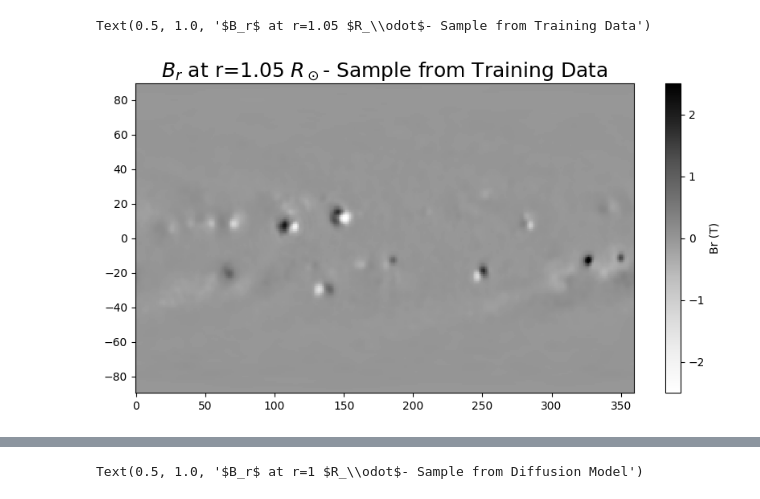
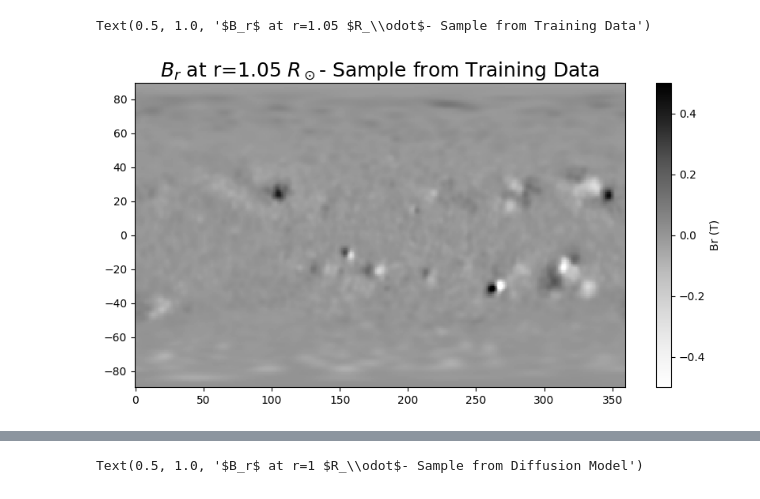
Before and after one commit to ddasilva/coronal-diffusion-modeling, a Jupyter notebook: Magnetograms.ipynb, the cells around one changed output, grey strips where cells are left out. Drawn from its saved outputs; the diff is of its cells as text; code cells hidden in the pictures.

```diff
--- a/Magnetograms.ipynb
+++ b/Magnetograms.ipynb
@@ -22,14 +25,14 @@ def read_sh_coefficients(dataset_path, index):
 
     return G, H, nmax
 # %%
-dataset_path = '/home/ubuntu/CoronalFieldExtrapolation/CoronalFieldExtrapolation_test/'
-G, H, nmax = read_sh_coefficients(dataset_path, 0)
+dataset_path = '/home/ubuntu/CoronalFieldExtrapolation/CoronalFieldExtrapolation_train/'
+G, H, nmax = read_sh_coefficients(dataset_path, 900)
 
 
-sh = vt.SHVisualizer(G, H, normalization="schmidt")
+sh = vt.SHVisualizer(G, H, normalization='schmidt')
 #sh.visualize_field_lines(grid_density=20, r=1.1, closed_only=False)
-sh.plot_magnetogram(r=1.05, lim=2.5)
+sh.plot_magnetogram(lim=.5)
 plt.title(plt.gca().get_title() + f'- Sample from Training Data', fontsize=18)
 # %% [output]
 Text(0.5, 1.0, '$B_r$ at r=1.05 $R_\\odot$- Sample from Training Data')
-[figure, old version]
+[figure, new version]
```
Also changed, not shown: parts of 6 cells of this notebook, 6 other files.
